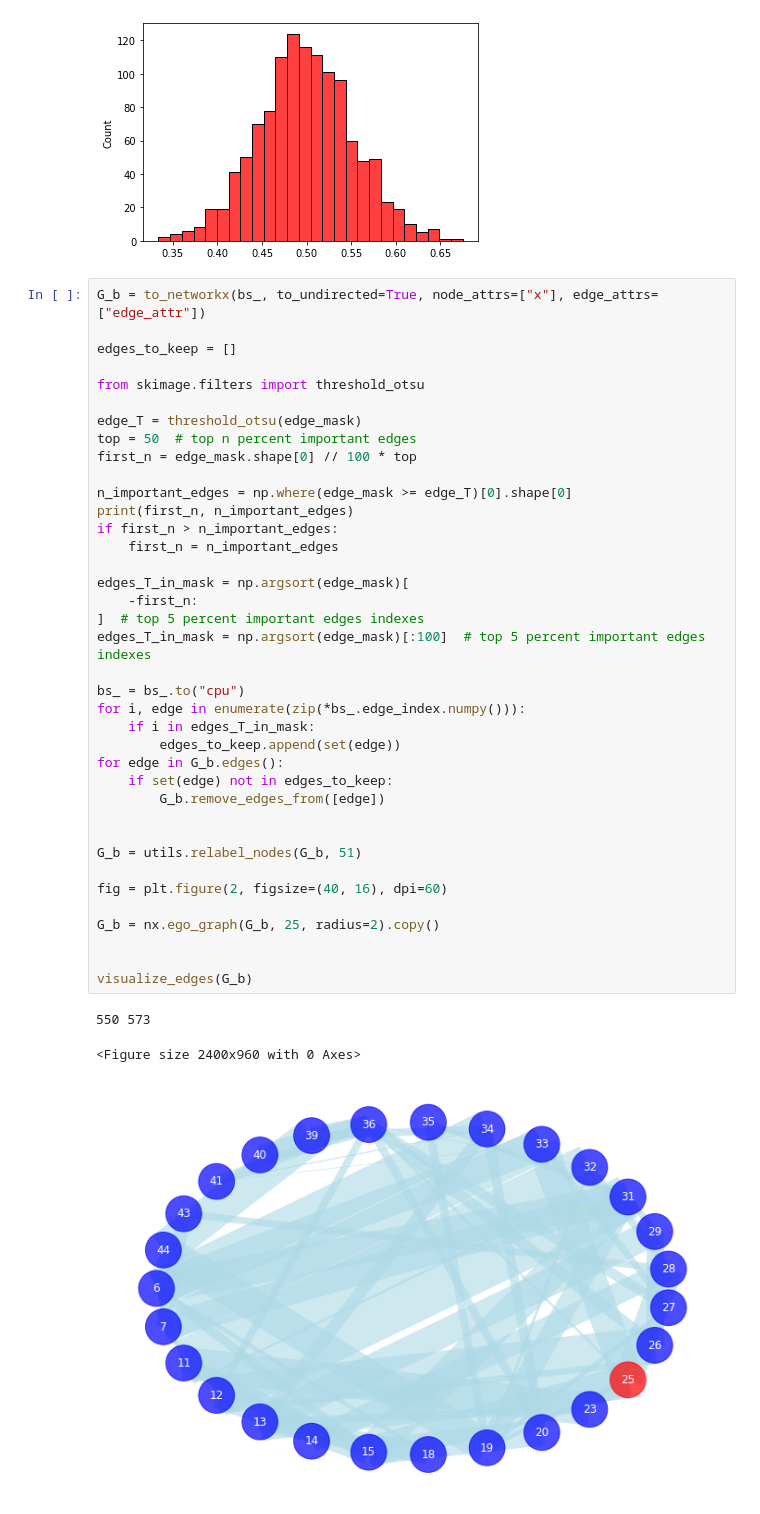
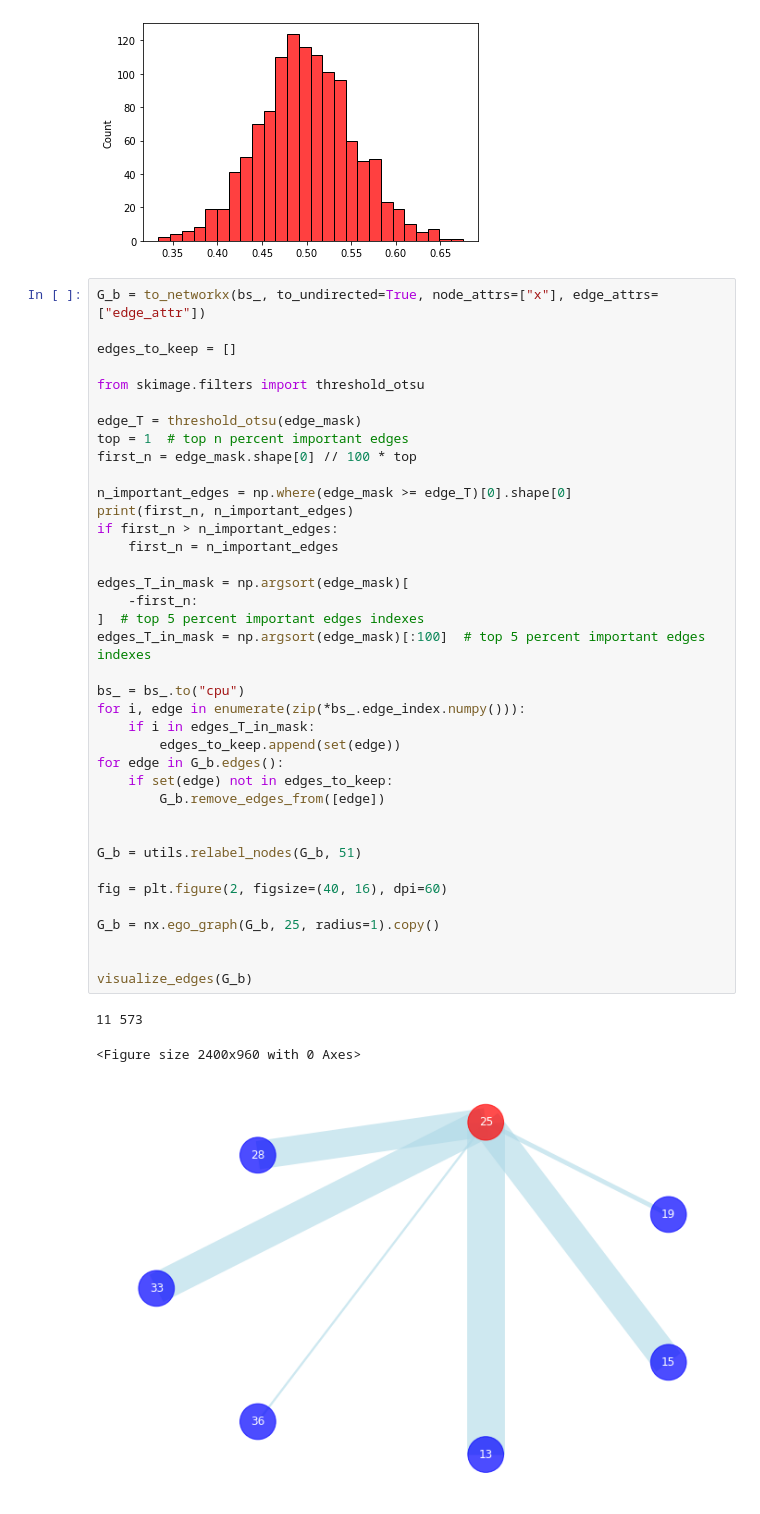
Before and after one commit to vogulcan/diff-gnn, a Jupyter notebook: analyze/explain.ipynb, the cells around one changed output. Cells and saved outputs as stored; diff of their text form.

```diff
--- a/analyze/explain.ipynb
+++ b/analyze/explain.ipynb
@@ -140,40 +138,40 @@ edges_to_keep = []
 from skimage.filters import threshold_otsu
 
 edge_T = threshold_otsu(edge_mask)
-top = 50  # top n percent important edges
+top = 1  # top n percent important edges
 first_n = edge_mask.shape[0] // 100 * top
 
 n_important_edges = np.where(edge_mask >= edge_T)[0].shape[0]
 print(first_n, n_important_edges)
 if first_n > n_important_edges:
     first_n = n_important_edges
 
 edges_T_in_mask = np.argsort(edge_mask)[
     -first_n:
 ]  # top 5 percent important edges indexes
 edges_T_in_mask = np.argsort(edge_mask)[:100]  # top 5 percent important edges indexes
 
 bs_ = bs_.to("cpu")
 for i, edge in enumerate(zip(*bs_.edge_index.numpy())):
     if i in edges_T_in_mask:
         edges_to_keep.append(set(edge))
 for edge in G_b.edges():
     if set(edge) not in edges_to_keep:
         G_b.remove_edges_from([edge])
 
 
 G_b = utils.relabel_nodes(G_b, 51)
 
 fig = plt.figure(2, figsize=(40, 16), dpi=60)
 
-G_b = nx.ego_graph(G_b, 25, radius=2).copy()
+G_b = nx.ego_graph(G_b, 25, radius=1).copy()
 
 
 visualize_edges(G_b)
 # %% [output]
-550 573
+11 573
 <Figure size 2400x960 with 0 Axes>
-[figure, old version]
+[figure, new version]
 # %%
 G_a = to_networkx(as_, to_undirected=True, node_attrs=["x"], edge_attrs=["edge_attr"])
 G_a = utils.relabel_nodes(G_a, 51)
```
Also changed, not shown: parts of 4 cells of this notebook.
